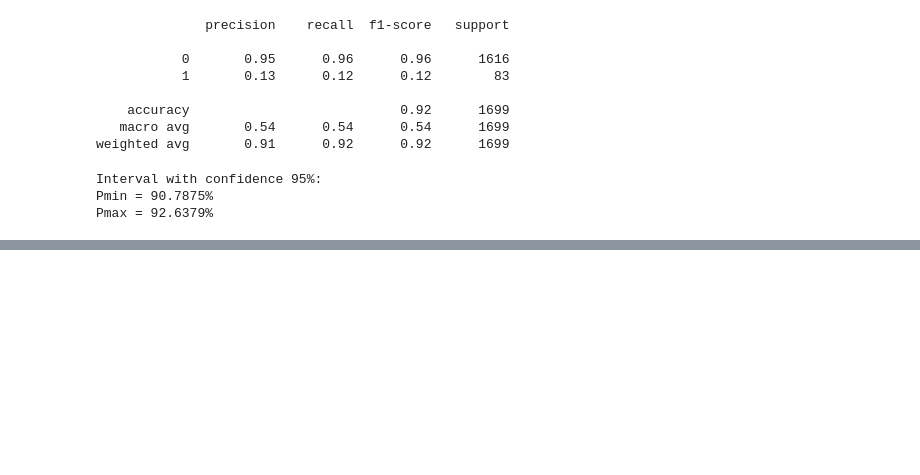
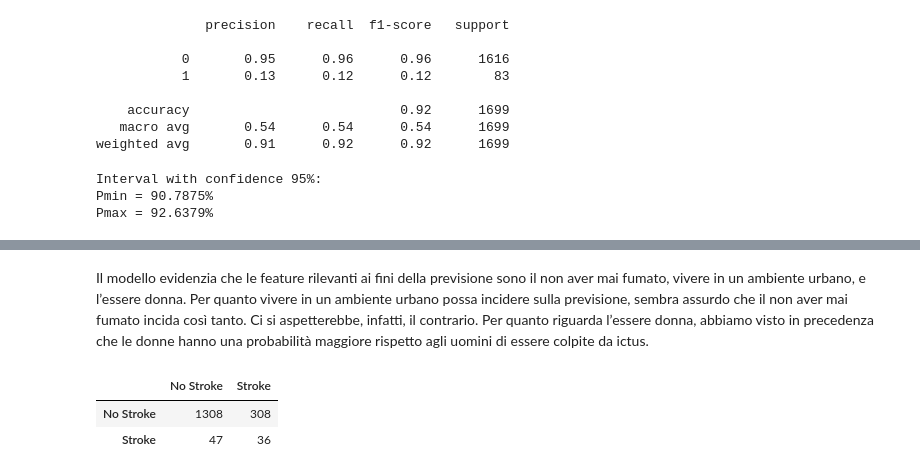
Before and after one commit to LucaSamore/Stroke-Prediction-Analysis, a Jupyter notebook: stroke_prediction_analysis.ipynb, the cells around one changed output, grey strips where cells are left out. Saved outputs shown, nothing was run; the diff lists cells and outputs as text; code cells hidden in the pictures; blank space fills up the shorter version.

```diff
--- a/stroke_prediction_analysis.ipynb
+++ b/stroke_prediction_analysis.ipynb
@@ -946,0 +973,14 @@ Pmax = 92.6379%
+# %%
+svm = Pipeline([
+    ('std', StandardScaler()),
+    ('svm', SVC())
+])
+
+svm_parameters = {
+    'svm__kernel': ['rbf', 'poly'],
+    'svm__C': [0.01, 0.1, 1],
+    'svm__gamma': ['scale', 'auto'],
+}
+
+gs = grid_search(svm, svm_parameters, X_train_resample, y_train_resample)
+print('Best train score: {:.4f}%\nBest test score: {:.4f}%'.format(round(gs.best_score_ * 100, 4), round(gs.score(X_test, y_test)*100, 4)))
@@ -946,0 +1011,9 @@ Pmax = 92.6379%
+# %% [markdown]
+Il modello evidenzia che le feature rilevanti ai fini della previsione sono il non aver mai fumato, vivere in un ambiente urbano, e l’essere donna. Per quanto vivere in un ambiente urbano possa incidere sulla previsione, sembra assurdo che il non aver mai fumato incida così tanto. Ci si aspetterebbe, infatti, il contrario. Per quanto riguarda l’essere donna, abbiamo visto in precedenza che le donne hanno una probabilità maggiore rispetto agli uomini di essere colpite da ictus.
+# %%
+y_pred = gs.predict(X_test)
+print_confusion_matrix(gs, y_test, y_pred)
+# %% [output]
+|  | No Stroke | Stroke |
+| No Stroke | 1308 | 308 |
+| Stroke | 47 | 36 |
```
Also changed, not shown: parts of 20 cells of this notebook.
